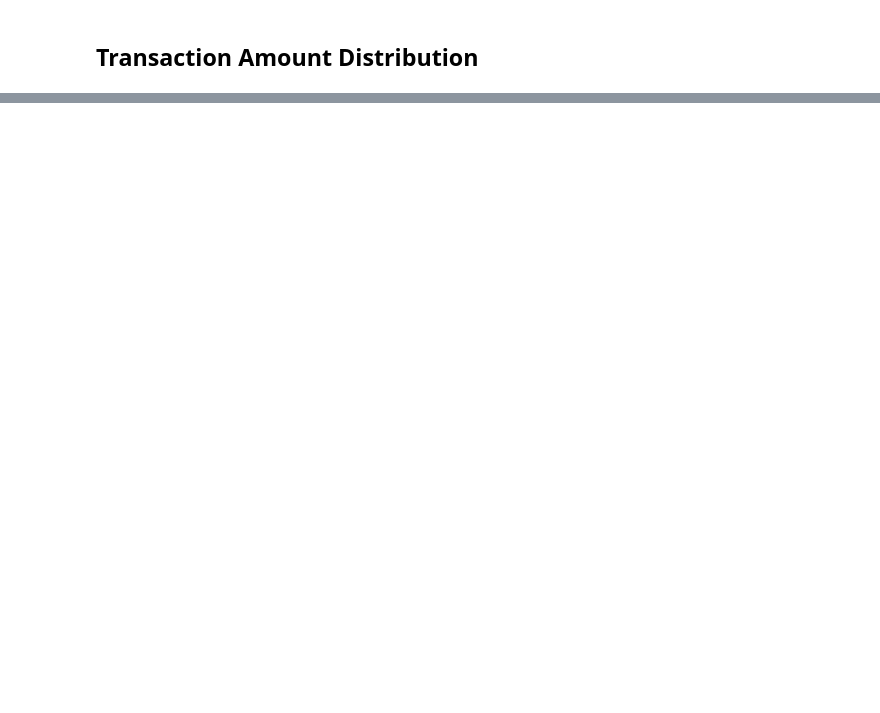
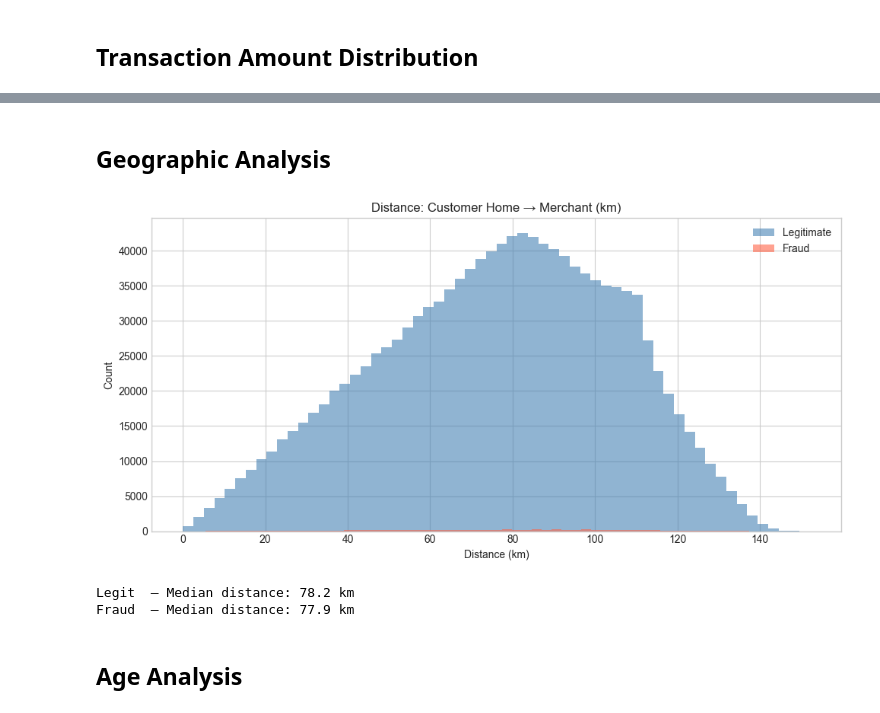
Before and after one commit to tanishka-td/fraud-detection-ml, a Jupyter notebook: notebook/01_EDA.ipynb, the cells around one changed output, grey strips where cells are left out. Cells and saved outputs as stored; diff of their text form; code cells hidden in the pictures; blank space fills up the shorter version.

```diff
--- a/notebook/01_EDA.ipynb
+++ b/notebook/01_EDA.ipynb
@@ -106,0 +197,2 @@ plt.show()
+# %% [markdown]
+## Geographic Analysis
@@ -106,0 +201,31 @@ plt.show()
+# %%
+# Compute haversine distance between customer home and merchant
+def haversine(lat1, lon1, lat2, lon2):
+    R = 6371  # Earth radius km
+    lat1, lon1, lat2, lon2 = map(np.radians, [lat1, lon1, lat2, lon2])
+    dlat = lat2 - lat1
+    dlon = lon2 - lon1
+    a = np.sin(dlat/2)**2 + np.cos(lat1)*np.cos(lat2)*np.sin(dlon/2)**2
+    return R * 2 * np.arcsin(np.sqrt(a))
+# %%
+train['geo_distance'] = haversine(train['lat'], train['long'],train['merch_lat'], train['merch_long'])
+# %%
+fig, ax = plt.subplots(figsize=(10, 5))
+for label, color, name in [(0,'steelblue','Legitimate'),(1,'tomato','Fraud')]:
+    subset = train[train['is_fraud']==label]['geo_distance']
+    ax.hist(subset.clip(0, 500), bins=60, alpha=0.6, color=color, label=name)
+ax.set_title('Distance: Customer Home → Merchant (km)')
+ax.set_xlabel('Distance (km)')
+ax.set_ylabel('Count')
+ax.legend()
+plt.tight_layout()
+plt.show()
+
+print('Legit  — Median distance: %.1f km' % train[train.is_fraud==0]['geo_distance'].median())
+print('Fraud  — Median distance: %.1f km' % train[train.is_fraud==1]['geo_distance'].median())
+# %% [output]
+[figure, added]
+Legit  — Median distance: 78.2 km
+Fraud  — Median distance: 77.9 km
+# %% [markdown]
+## Age Analysis
```
Also changed, not shown: parts of 39 cells of this notebook.
